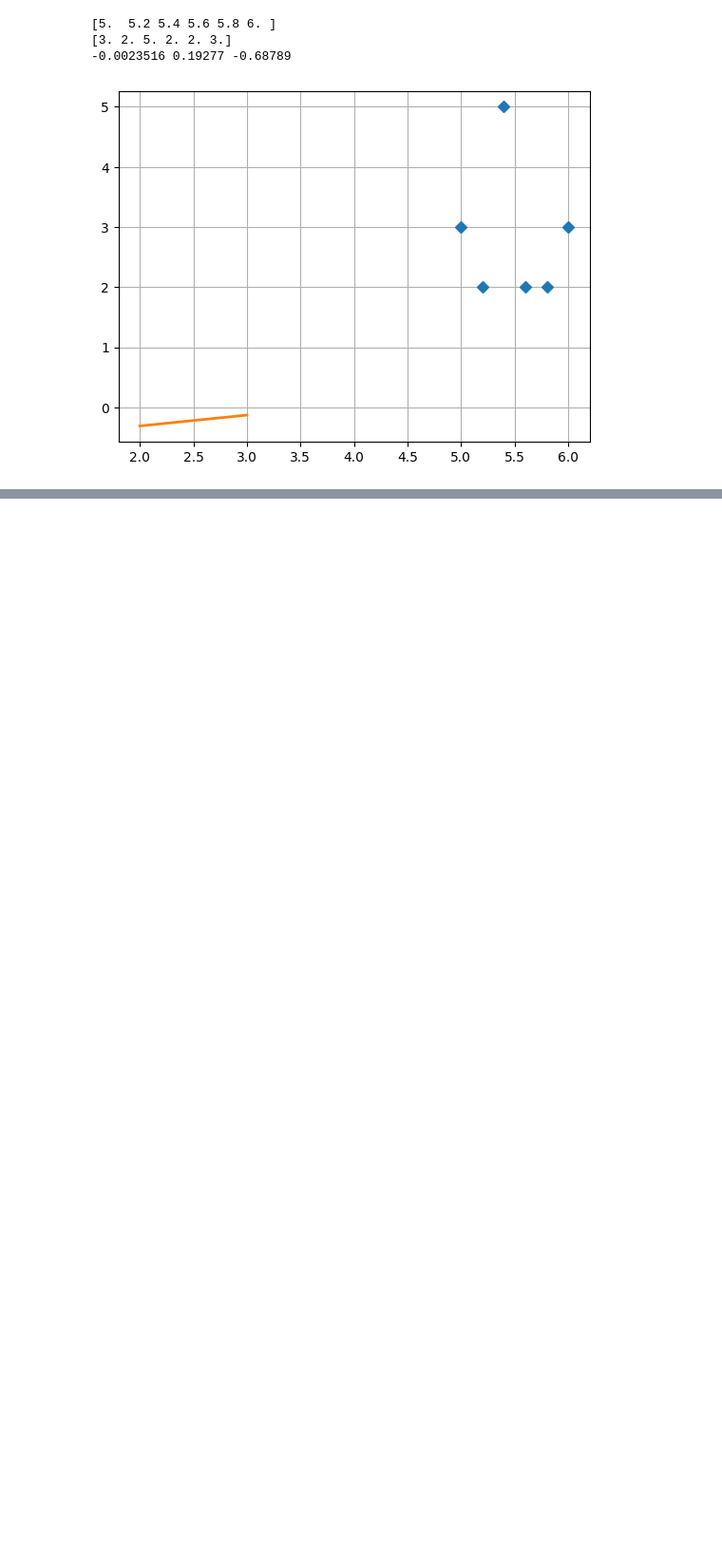
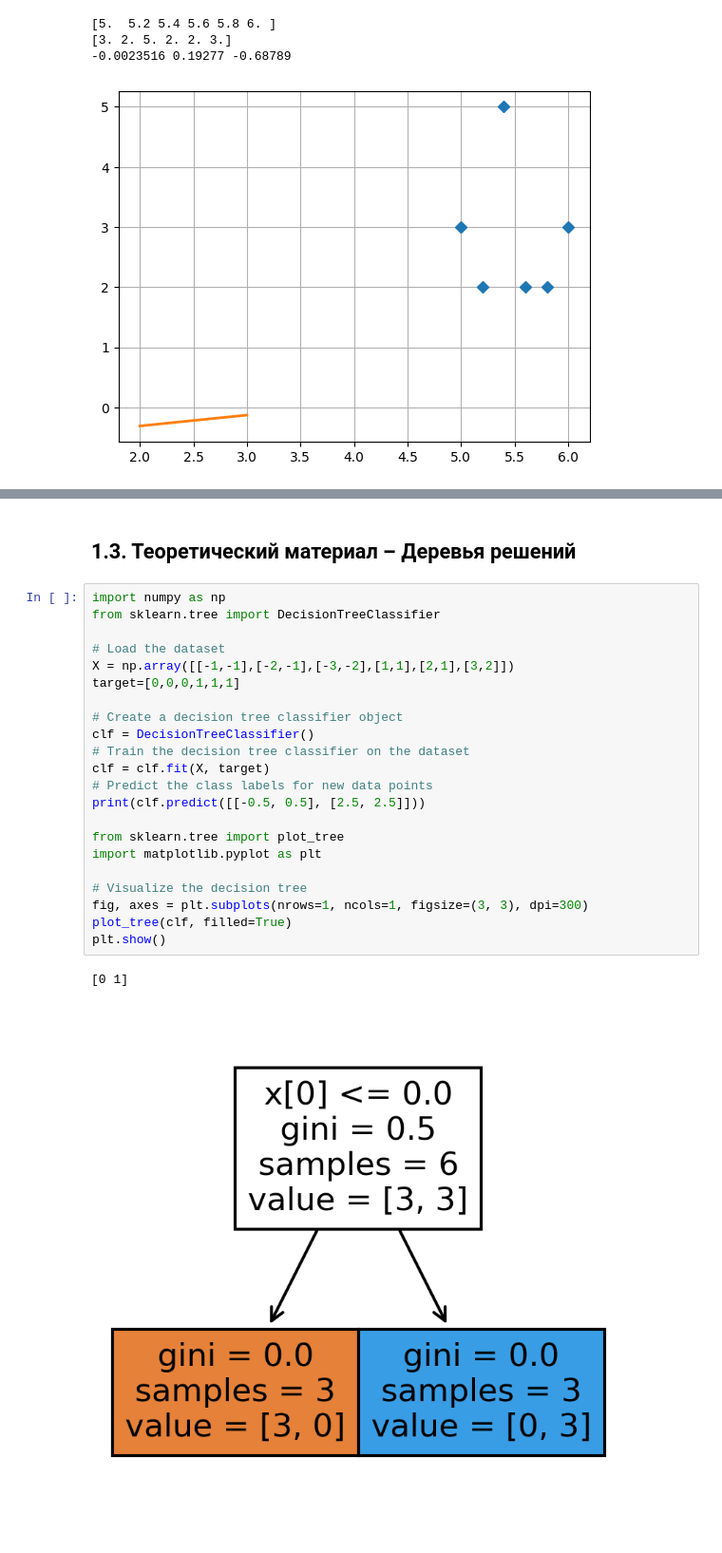
Before and after one commit to 8268826/AISemester3, a Jupyter notebook: AISemester3.ipynb, the cells around one changed output, grey strips where cells are left out. Shown at 95% size. Cells and saved outputs as stored; diff of their text form; blank space fills up the shorter version.

```diff
--- a/AISemester3.ipynb
+++ b/AISemester3.ipynb
@@ -909,0 +1020,27 @@ print(s[0],s[1],s[2])
+# %% [markdown]
+## 1.3. Теоретический материал – Деревья решений
+# %%
+import numpy as np
+from sklearn.tree import DecisionTreeClassifier
+
+# Load the dataset
+X = np.array([[-1,-1],[-2,-1],[-3,-2],[1,1],[2,1],[3,2]])
+target=[0,0,0,1,1,1]
+
+# Create a decision tree classifier object
+clf = DecisionTreeClassifier()
+# Train the decision tree classifier on the dataset
+clf = clf.fit(X, target)
+# Predict the class labels for new data points
+print(clf.predict([[-0.5, 0.5], [2.5, 2.5]]))
+
+from sklearn.tree import plot_tree
+import matplotlib.pyplot as plt
+
+# Visualize the decision tree
+fig, axes = plt.subplots(nrows=1, ncols=1, figsize=(3, 3), dpi=300)
+plot_tree(clf, filled=True)
+plt.show()
+# %% [output]
+[0 1]
+[figure, added]
```
Also changed, not shown: parts of 8 cells of this notebook.
